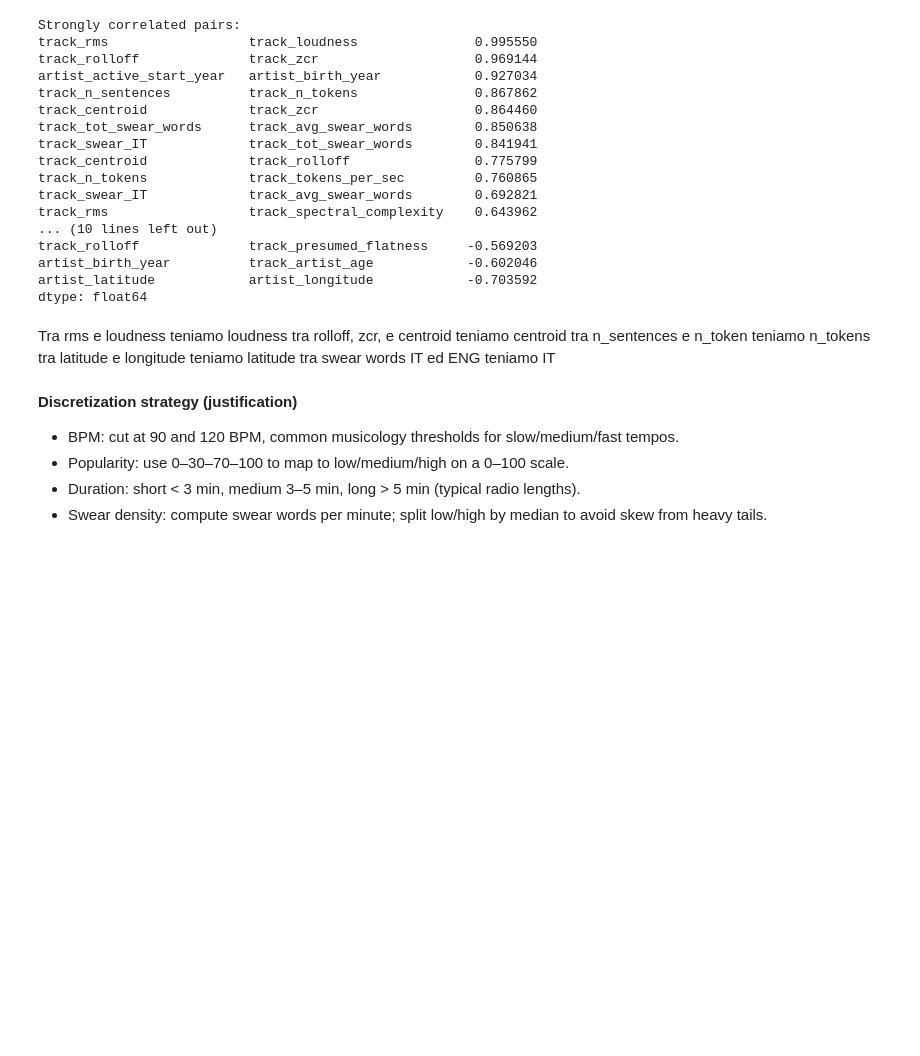
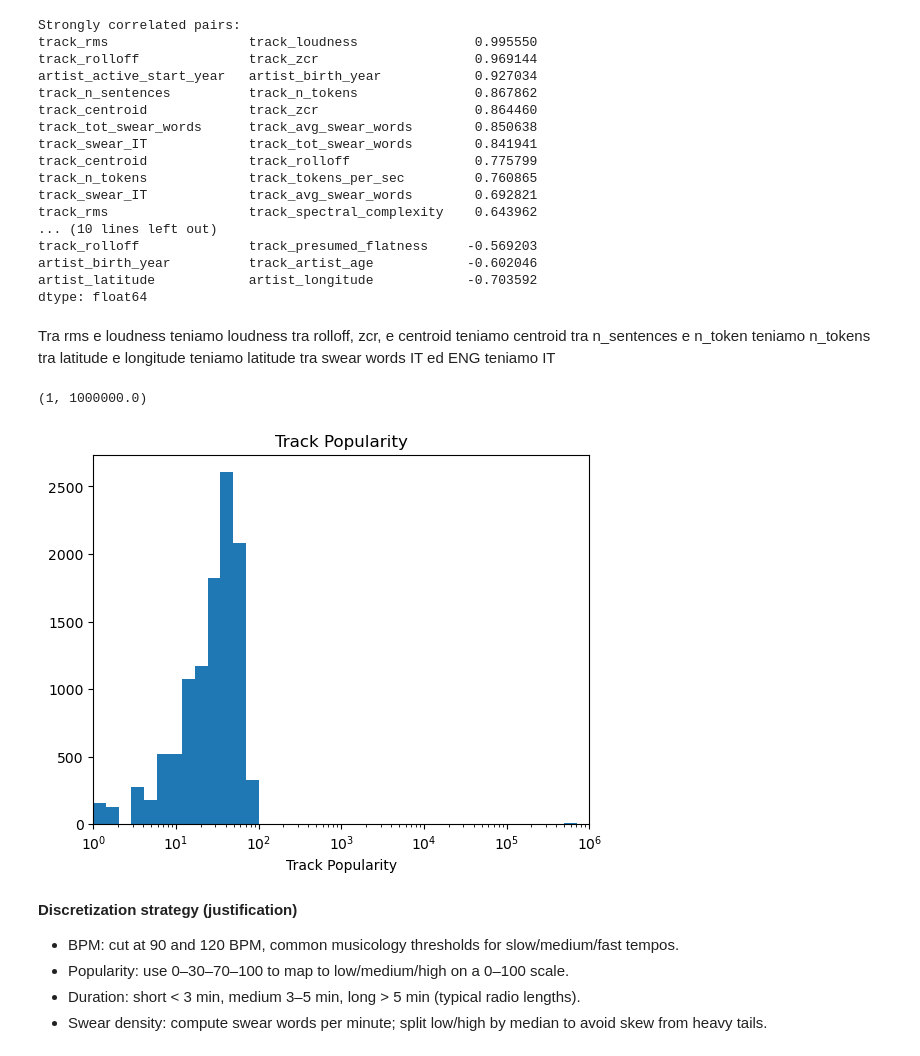
Before and after one commit to Ludovico1104/Progetto-I2ML, a Jupyter notebook: prova.ipynb, the cells around one changed output. Drawn from its saved outputs; the diff is of its cells as text; code cells hidden in the pictures; blank space fills up the shorter version.

```diff
--- a/prova.ipynb
+++ b/prova.ipynb
@@ -349,6 +349,22 @@ tra rolloff, zcr, e centroid teniamo centroid
 tra n_sentences e n_token teniamo n_tokens
 tra latitude e longitude teniamo latitude
 tra swear words IT ed ENG teniamo IT
+# %%
+merged['track_popularity'] = pd.to_numeric(merged['track_popularity'], errors="coerce")
+pop = merged['track_popularity'].dropna()
+pop = pop[pop > 0]  # log bins need positive values
+
+bins = np.logspace(np.log10(1), np.log10(1e6), 40)  # 40 log-width bins
+
+plt.figure('1')
+plt.hist(pop, bins=bins)
+plt.xscale('log')
+plt.title('Track Popularity')
+plt.xlabel('Track Popularity')
+plt.xlim(1, 1e6)
+# %% [output]
+(1, 1000000.0)
+[figure, added]
 # %% [markdown]
 **Discretization strategy (justification)**
 - BPM: cut at 90 and 120 BPM, common musicology thresholds for slow/medium/fast tempos.
```
Also changed, not shown: parts of 6 cells of this notebook.
